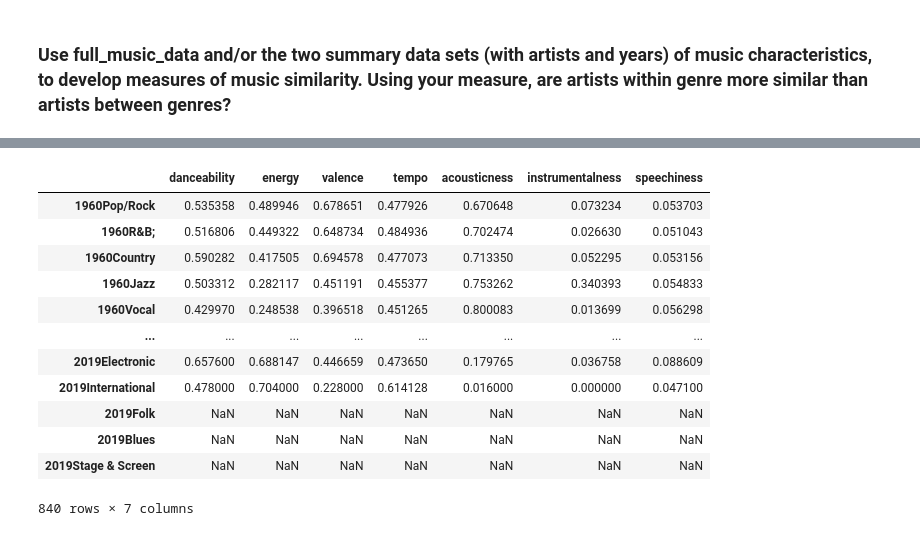
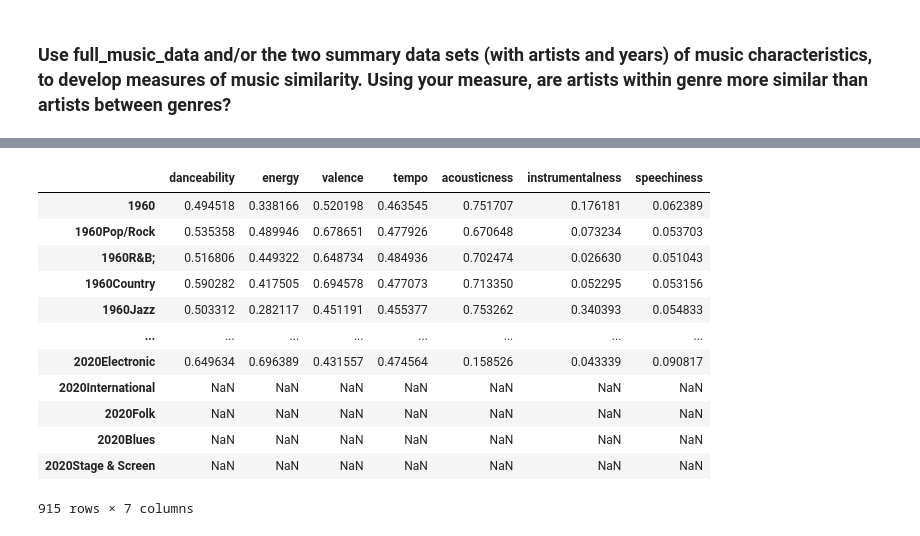
Before and after one commit to Wichaelian/ICM-2021, a Jupyter notebook: 2021_ICM_Problem_D_Data/Bullet 2.ipynb, the cells around one changed output, grey strips where cells are left out. Drawn from its saved outputs; the diff is of its cells as text; code cells hidden in the pictures.

```diff
--- a/2021_ICM_Problem_D_Data/Bullet 2.ipynb
+++ b/2021_ICM_Problem_D_Data/Bullet 2.ipynb
@@ -22,16 +48,15 @@ influence = pd.read_csv('influence_data.csv')
 allArtists = list(artists['artist_id'])
 newdict = {}
 
+#parse id and name columns
 full['artists_id'] = [int(x.split(',')[0][1:-1]) if len(x.split(',')) == 1 else [int(y) for y in x[1:-1].split(',')] for x in list(full['artists_id'])]
 full['artist_names'] = [ast.literal_eval(x) if len(ast.literal_eval(x)) > 1 else ast.literal_eval(x)[0] for x in full['artist_names']]
-floor = min(full['tempo'])
-span = max(full['tempo']) - floor
-full['tempo'] = [(x-floor)/span for x in full['tempo']]
+scaleAttr(full, 'tempo')
 
 last_id = 0
 row = 0
 for i in tqdm(range(len(full))):
-    thisRow = full.iloc[i,:]
+    thisRow = full.iloc[i,:].copy()
     artIDs = thisRow['artists_id']
     artNames = thisRow['artist_names']
 
@@ -174,39 +206,32 @@ totalInfluence[:10]
 # %%
 genreCount = full.groupby('genre').count().iloc[:,1]
 genreCount = genreCount[genreCount > 1000].sort_values(ascending = False)
 
 songStats = ['danceability', 'energy', 'valence', 'tempo', 'acousticness', 'instrumentalness', 'speechiness']
-
-since60 = full[full['year'] >= 1960]
-genreStyles = full.groupby(['genre']).mean()
-genres = list(genreCount.index)
-since60 = since60[since60['genre'].isin(genres)]
-since60 = since60.groupby(['year','genre']).mean()
-since60.loc[1960].loc['Blues']
 
 newDict = {}
 for year in tqdm(range(1960,2021)):
     inYearRange = full[full['year'] <= year+2]
     inYearRange = inYearRange[inYearRange['year'] >= year-2]
     yearAvg = inYearRange.mean()[songStats].to_dict()
     newDict[year] = yearAvg
     for genre in genres:
         allInGenre = inYearRange[inYearRange['genre'] == genre]
         rollingAvg = allInGenre.mean()[songStats].to_dict()
         newDict[str(year)+genre] = rollingAvg
 genreYears = pd.DataFrame.from_dict(newDict, orient = 'index')
 genreYears
 # %% [output]
 |  | danceability | energy | valence | tempo | acousticness | instrumentalness | speechiness |
+| 1960 | 0.494518 | 0.338166 | 0.520198 | 0.463545 | 0.751707 | 0.176181 | 0.062389 |
 | 1960Pop/Rock | 0.535358 | 0.489946 | 0.678651 | 0.477926 | 0.670648 | 0.073234 | 0.053703 |
 | 1960R&B; | 0.516806 | 0.449322 | 0.648734 | 0.484936 | 0.702474 | 0.026630 | 0.051043 |
 | 1960Country | 0.590282 | 0.417505 | 0.694578 | 0.477073 | 0.713350 | 0.052295 | 0.053156 |
 | 1960Jazz | 0.503312 | 0.282117 | 0.451191 | 0.455377 | 0.753262 | 0.340393 | 0.054833 |
-| 1960Vocal | 0.429970 | 0.248538 | 0.396518 | 0.451265 | 0.800083 | 0.013699 | 0.056298 |
 | ... | ... | ... | ... | ... | ... | ... | ... |
-| 2019Electronic | 0.657600 | 0.688147 | 0.446659 | 0.473650 | 0.179765 | 0.036758 | 0.088609 |
-| 2019International | 0.478000 | 0.704000 | 0.228000 | 0.614128 | 0.016000 | 0.000000 | 0.047100 |
-| 2019Folk | NaN | NaN | NaN | NaN | NaN | NaN | NaN |
-| 2019Blues | NaN | NaN | NaN | NaN | NaN | NaN | NaN |
-| 2019Stage & Screen | NaN | NaN | NaN | NaN | NaN | NaN | NaN |
+| 2020Electronic | 0.649634 | 0.696389 | 0.431557 | 0.474564 | 0.158526 | 0.043339 | 0.090817 |
+| 2020International | NaN | NaN | NaN | NaN | NaN | NaN | NaN |
+| 2020Folk | NaN | NaN | NaN | NaN | NaN | NaN | NaN |
+| 2020Blues | NaN | NaN | NaN | NaN | NaN | NaN | NaN |
+| 2020Stage & Screen | NaN | NaN | NaN | NaN | NaN | NaN | NaN |
-840 rows × 7 columns
+915 rows × 7 columns
```
Also changed, not shown: parts of 10 cells of this notebook, 1 other file.
